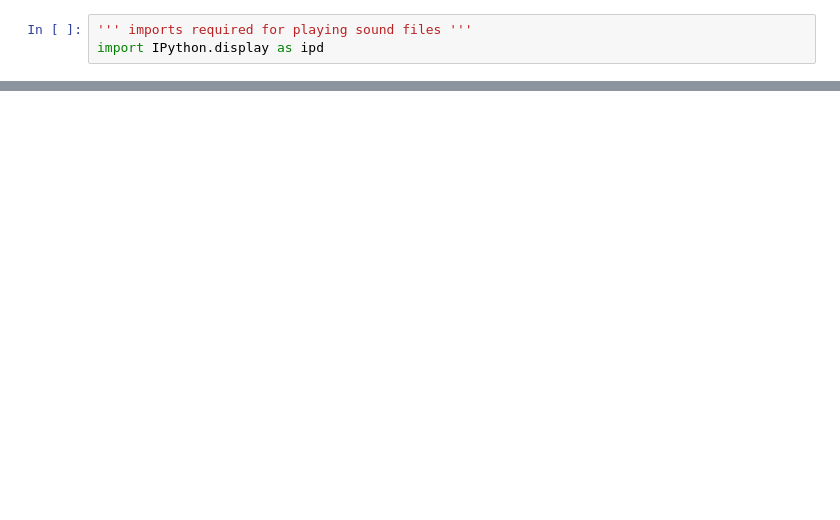
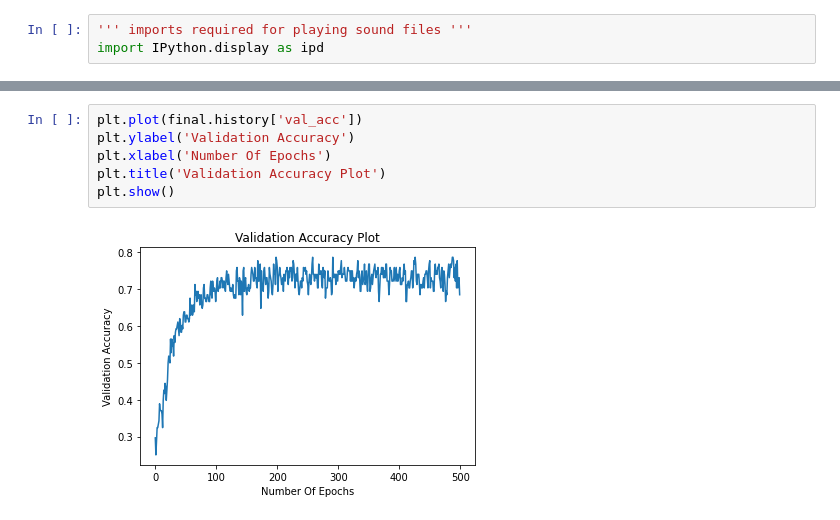
Before and after one commit to nikhildr22/Speech-Emotion-Recognition, a Jupyter notebook: speech_emotion_recognition.ipynb, the cells around one changed output, grey strips where cells are left out. Cells and saved outputs as stored; diff of their text form; blank space fills up the shorter version.

```diff
--- a/speech_emotion_recognition.ipynb
+++ b/speech_emotion_recognition.ipynb
@@ -428,0 +427,8 @@ predicted values for the test data:  ['happy' 'angry' 'happy' 'neutral' 'angry'
+# %%
+plt.plot(final.history['val_acc'])
+plt.ylabel('Validation Accuracy')
+plt.xlabel('Number Of Epochs')
+plt.title('Validation Accuracy Plot')
+plt.show()
+# %% [output]
+[figure, added]
```
Also changed, not shown: parts of 22 cells of this notebook.
